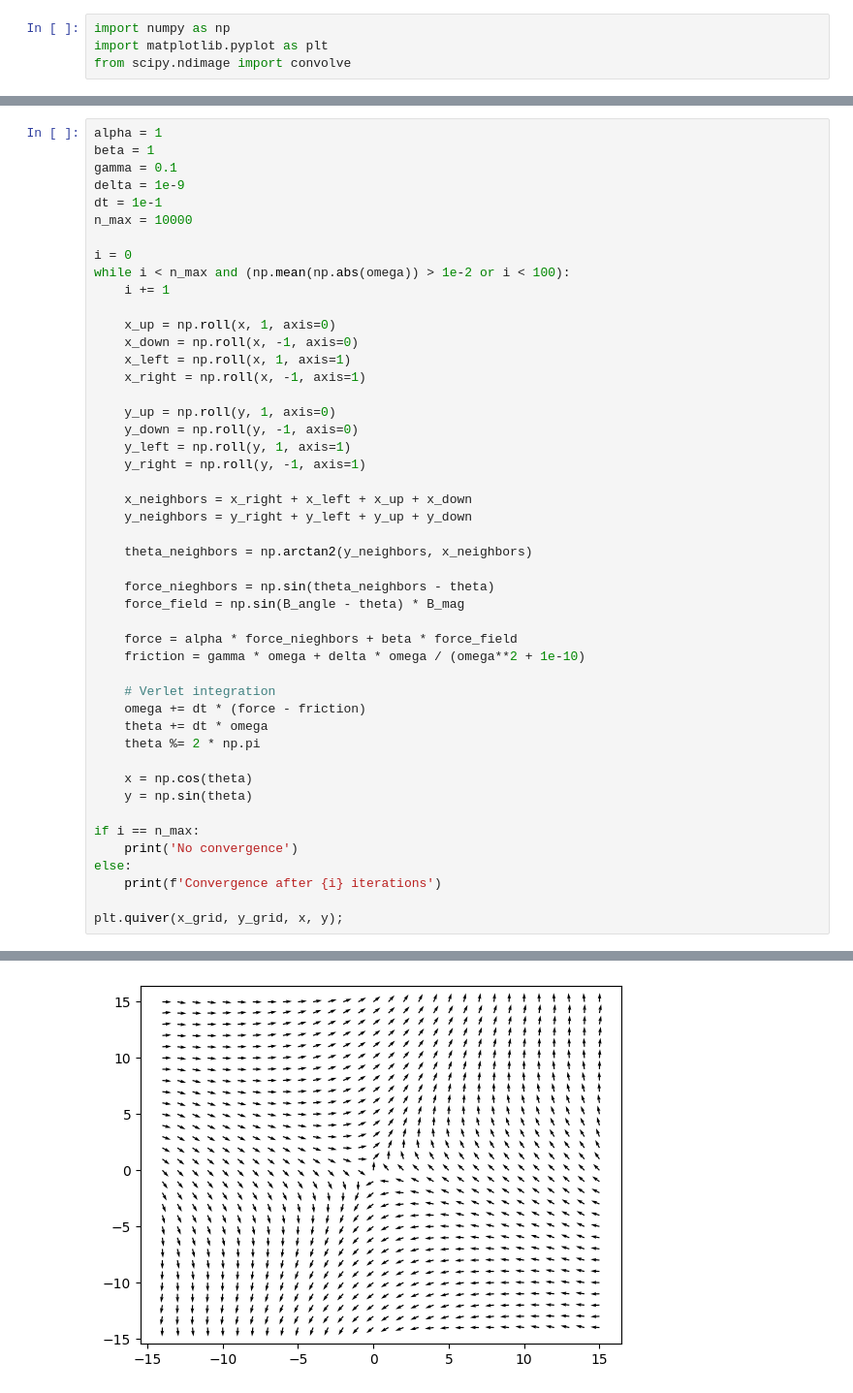
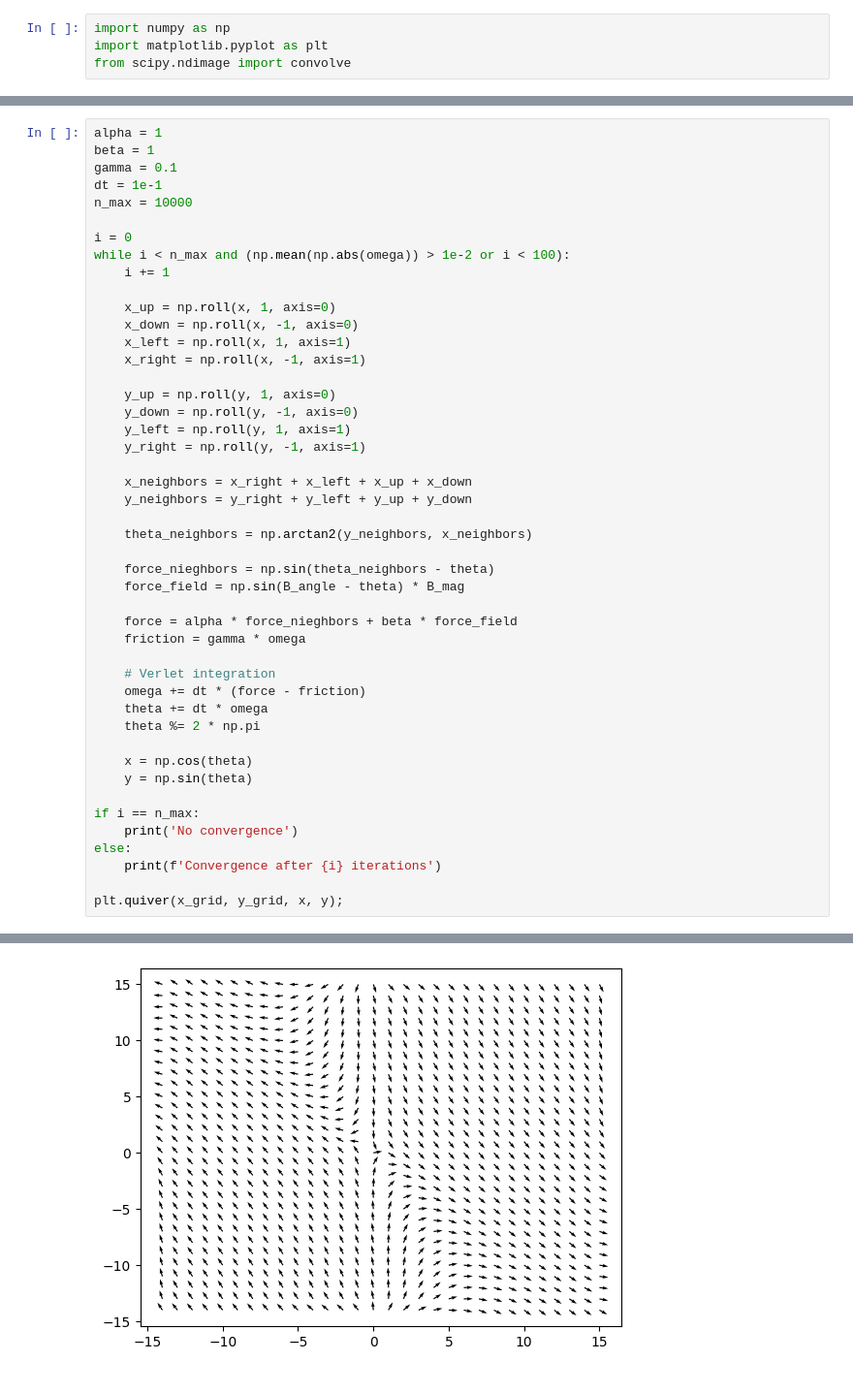
Before and after one commit to TimBerti/magnetic-dipole-lattice, a Jupyter notebook: notebooks/xy_model.ipynb, the cells around one changed output, grey strips where cells are left out. Shown at 97% size. Saved outputs shown, nothing was run; the diff lists cells and outputs as text.

```diff
--- a/notebooks/xy_model.ipynb
+++ b/notebooks/xy_model.ipynb
@@ -39,7 +39,6 @@ plt.quiver(x_grid, y_grid, B_x, B_y);
 alpha = 1
 beta = 1
 gamma = 0.1
-delta = 1e-9
 dt = 1e-1
 n_max = 10000
 
@@ -66,7 +65,7 @@ while i < n_max and (np.mean(np.abs(omega)) > 1e-2 or i < 100):
     force_field = np.sin(B_angle - theta) * B_mag
 
     force = alpha * force_nieghbors + beta * force_field
-    friction = gamma * omega + delta * omega / (omega**2 + 1e-10)
+    friction = gamma * omega
 
     # Verlet integration
     omega += dt * (force - friction)
@@ -87,4 +86,4 @@ Convergence after 968 iterations
-[figure, old version]
+[figure, new version]
 # %%
 n_neighbors = 4
 x_average = convolve(x, np.ones((n_neighbors, n_neighbors)) / n_neighbors**2, mode='wrap')
```
Also changed, not shown: parts of 5 cells of this notebook, 4 other files.
